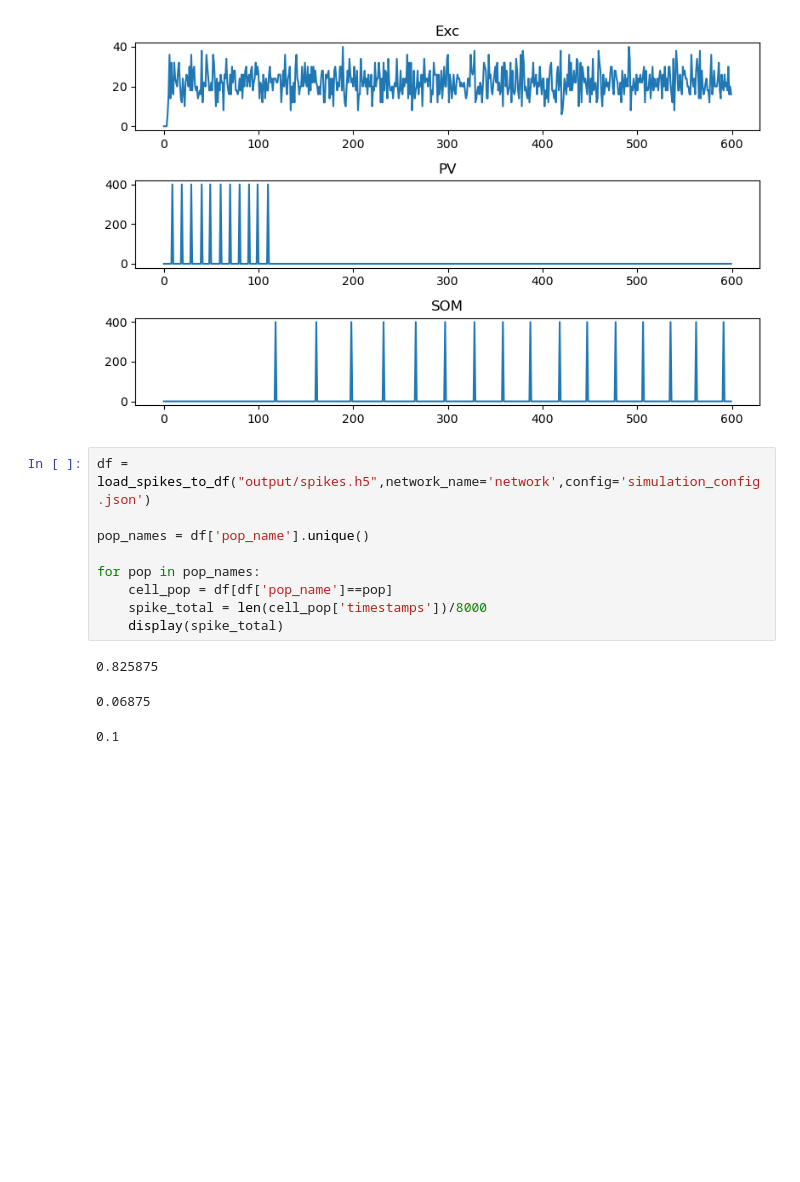
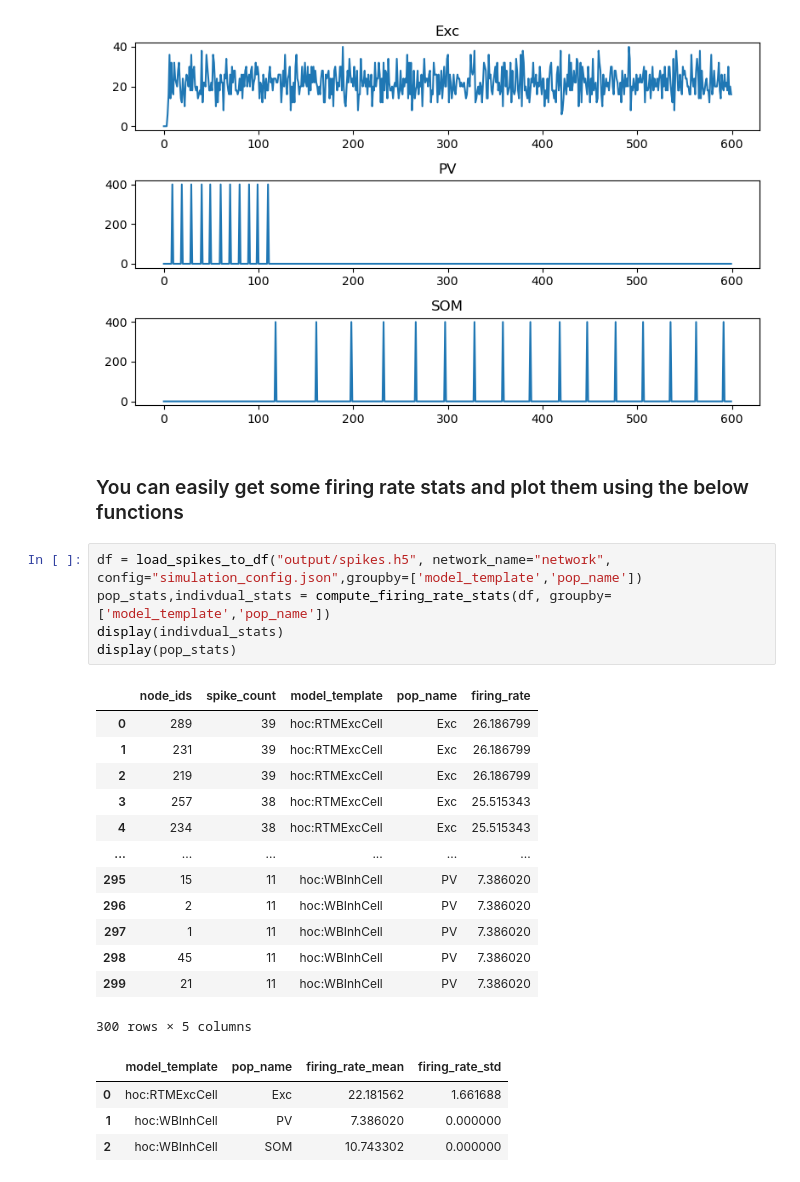
Before and after one commit to cyneuro/bmtool, a Jupyter notebook: examples/analysis/using_spikes.ipynb, the cells around one changed output. Saved outputs shown, nothing was run; the diff lists cells and outputs as text; blank space fills up the shorter version.

```diff
--- a/examples/analysis/using_spikes.ipynb
+++ b/examples/analysis/using_spikes.ipynb
@@ -81,16 +96,28 @@ plt.show()
 # %% [output]
 Grabbing first network; specify a network name to ensure correct node population is selected.
 [figure]
+# %% [markdown]
+### You can easily get some firing rate stats and plot them using the below functions
 # %%
-df = load_spikes_to_df("output/spikes.h5",network_name='network',config='simulation_config.json')
-
-pop_names = df['pop_name'].unique()
-
-for pop in pop_names:
-    cell_pop = df[df['pop_name']==pop]
-    spike_total = len(cell_pop['timestamps'])/8000
-    display(spike_total)
+df = load_spikes_to_df("output/spikes.h5", network_name="network", config="simulation_config.json",groupby=['model_template','pop_name'])
+pop_stats,indivdual_stats = compute_firing_rate_stats(df, groupby=['model_template','pop_name'])
+display(indivdual_stats)
+display(pop_stats)
 # %% [output]
+|  | node_ids | spike_count | model_template | pop_name | firing_rate |
+| 0 | 289 | 39 | hoc:RTMExcCell | Exc | 26.186799 |
+| 1 | 231 | 39 | hoc:RTMExcCell | Exc | 26.186799 |
+| 2 | 219 | 39 | hoc:RTMExcCell | Exc | 26.186799 |
+| 3 | 257 | 38 | hoc:RTMExcCell | Exc | 25.515343 |
+| 4 | 234 | 38 | hoc:RTMExcCell | Exc | 25.515343 |
+| ... | ... | ... | ... | ... | ... |
+| 295 | 15 | 11 | hoc:WBInhCell | PV | 7.386020 |
+| 296 | 2 | 11 | hoc:WBInhCell | PV | 7.386020 |
+| 297 | 1 | 11 | hoc:WBInhCell | PV | 7.386020 |
+| 298 | 45 | 11 | hoc:WBInhCell | PV | 7.386020 |
+| 299 | 21 | 11 | hoc:WBInhCell | PV | 7.386020 |
-0.825875
+300 rows × 5 columns
-0.06875
-0.1
+|  | model_template | pop_name | firing_rate_mean | firing_rate_std |
+| 0 | hoc:RTMExcCell | Exc | 22.181562 | 1.661688 |
+| 1 | hoc:WBInhCell | PV | 7.386020 | 0.000000 |
+| 2 | hoc:WBInhCell | SOM | 10.743302 | 0.000000 |
```
Also changed, not shown: parts of 10 cells of this notebook, 4 other files.
